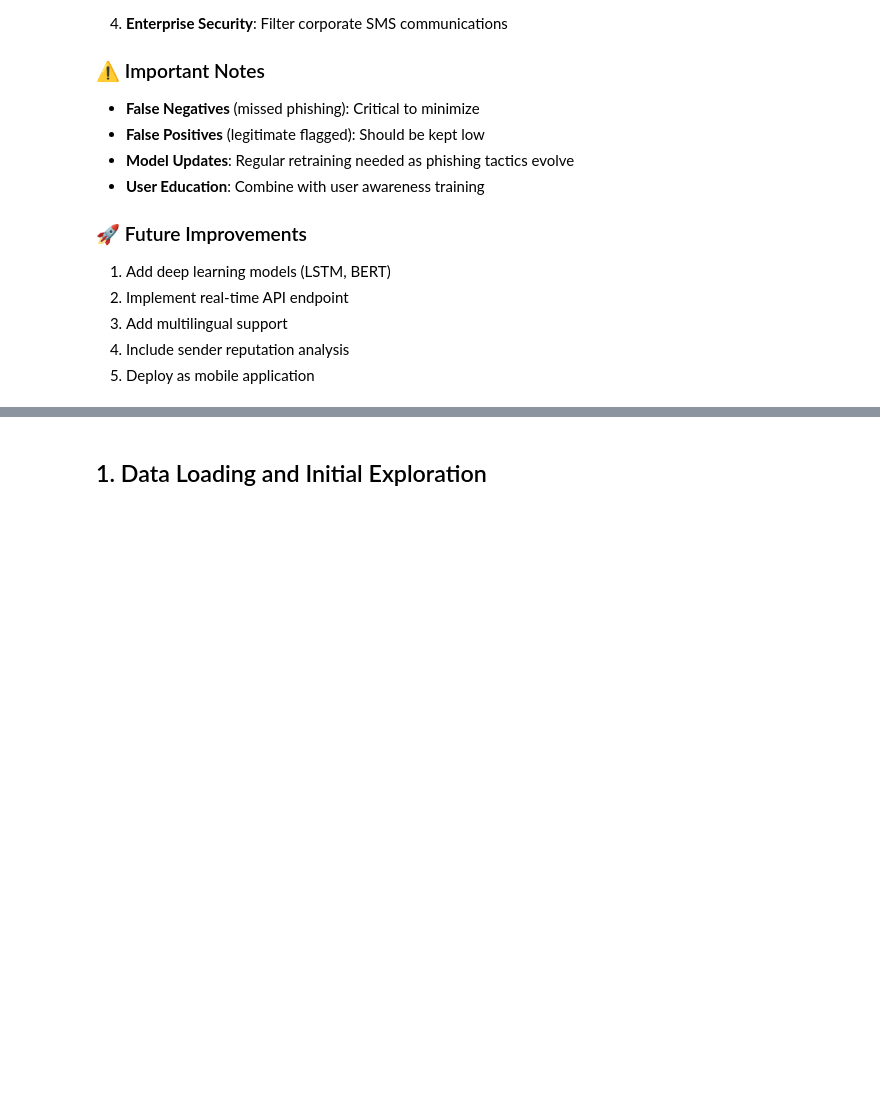
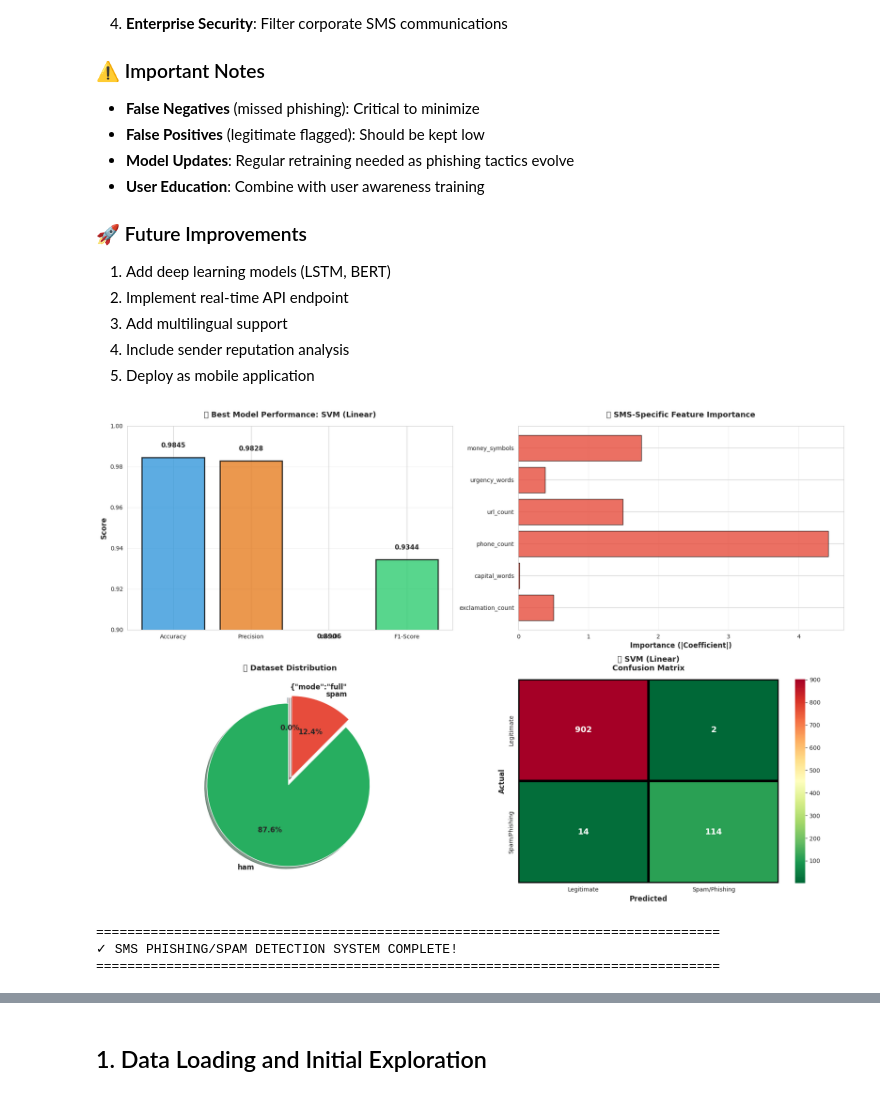
Before and after one commit to an114116/BTL-Machine-Learning, a Jupyter notebook: index.ipynb, the cells around one changed output, grey strips where cells are left out. Drawn from its saved outputs; the diff is of its cells as text; code cells hidden in the pictures; blank space fills up the shorter version.

```diff
--- a/index.ipynb
+++ b/index.ipynb
@@ -863,35 +1065,44 @@ bars2 = ax2.barh(sms_features, sms_importance, color='#e74c3c', alpha=0.8, edgec
 ax2.set_xlabel('Importance (|Coefficient|)', fontsize=12, fontweight='bold')
 ax2.set_title('🎯 SMS-Specific Feature Importance', fontsize=13, fontweight='bold', pad=15)
 ax2.invert_yaxis()
 ax2.grid(axis='x', alpha=0.3)
 
 # 3. Class Distribution
 ax3 = axes[1, 0]
 class_counts = df['Category'].value_counts()
+# Fix: Adjust explode tuple length to match the number of categories
+explode_pie = (0.05,) * len(class_counts)
+colors_pie = ['#27ae60', '#e74c3c', '#3498db'] # Added a color for the potential third category
 wedges, texts, autotexts = ax3.pie(class_counts.values, labels=class_counts.index,
-                                     autopct='%1.1f%%', colors=['#27ae60', '#e74c3c'],
-                                     explode=(0.05, 0.05), startangle=90, shadow=True,
+                                     autopct='%1.1f%%', colors=colors_pie,
+                                     explode=explode_pie, startangle=90, shadow=True,
                                      textprops={'fontsize': 12, 'fontweight': 'bold'})
 ax3.set_title('📊 Dataset Distribution', fontsize=13, fontweight='bold', pad=15)
+ax3.set_ylabel('')
 
 # 4. Confusion Matrix of Best Model
 ax4 = axes[1, 1]
 cm_best = confusion_matrix(y_test, results[results_df_sorted.index[0]]['predictions'])
 sns.heatmap(cm_best, annot=True, fmt='d', cmap='RdYlGn_r', ax=ax4,
             xticklabels=['Legitimate', 'Spam/Phishing'],
             yticklabels=['Legitimate', 'Spam/Phishing'],
             cbar=True, linewidths=3, linecolor='black', annot_kws={'fontsize': 14, 'fontweight': 'bold'})
 ax4.set_title(f'🎯 {results_df_sorted.index[0]}\nConfusion Matrix',
               fontsize=13, fontweight='bold', pad=15)
 ax4.set_ylabel('Actual', fontsize=12, fontweight='bold')
 ax4.set_xlabel('Predicted', fontsize=12, fontweight='bold')
 
 plt.tight_layout()
 plt.show()
 
 print("\n" + "="*80)
 print("✓ SMS PHISHING/SPAM DETECTION SYSTEM COMPLETE!")
 print("="*80)
+# %% [output]
+[figure, added]
+================================================================================
+✓ SMS PHISHING/SPAM DETECTION SYSTEM COMPLETE!
+================================================================================
 # %% [markdown]
 # Email Spam Classification Project
 
```
Also changed, not shown: parts of 47 cells of this notebook.
